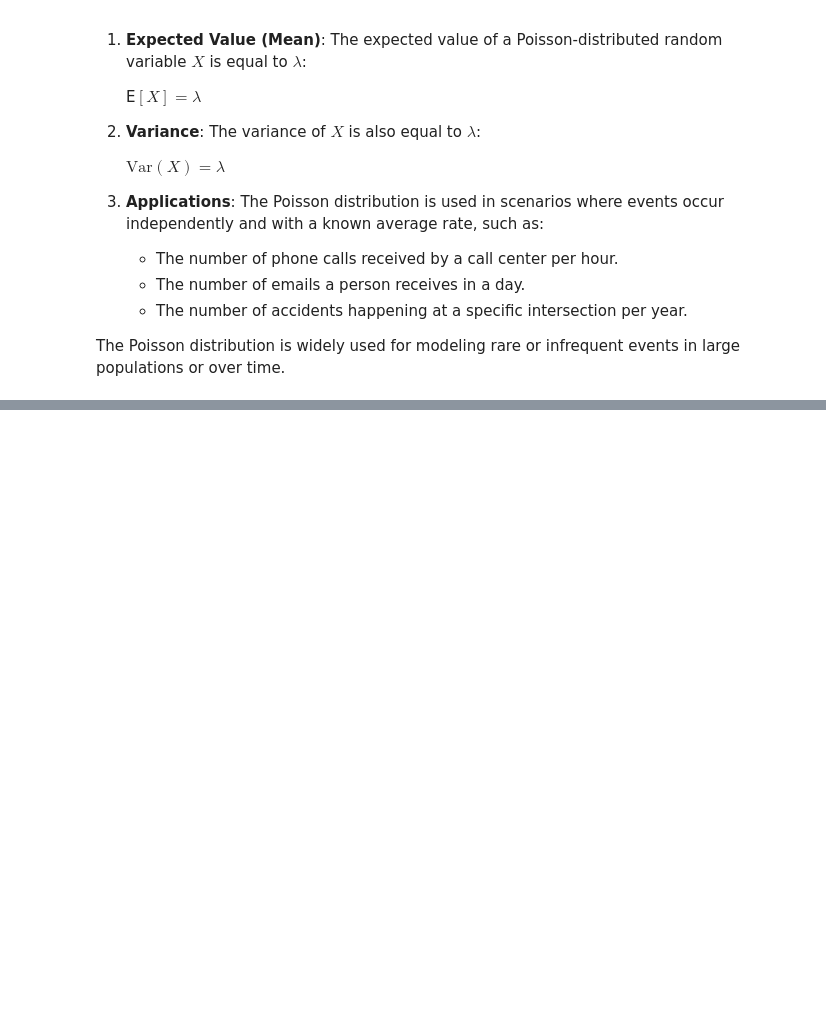
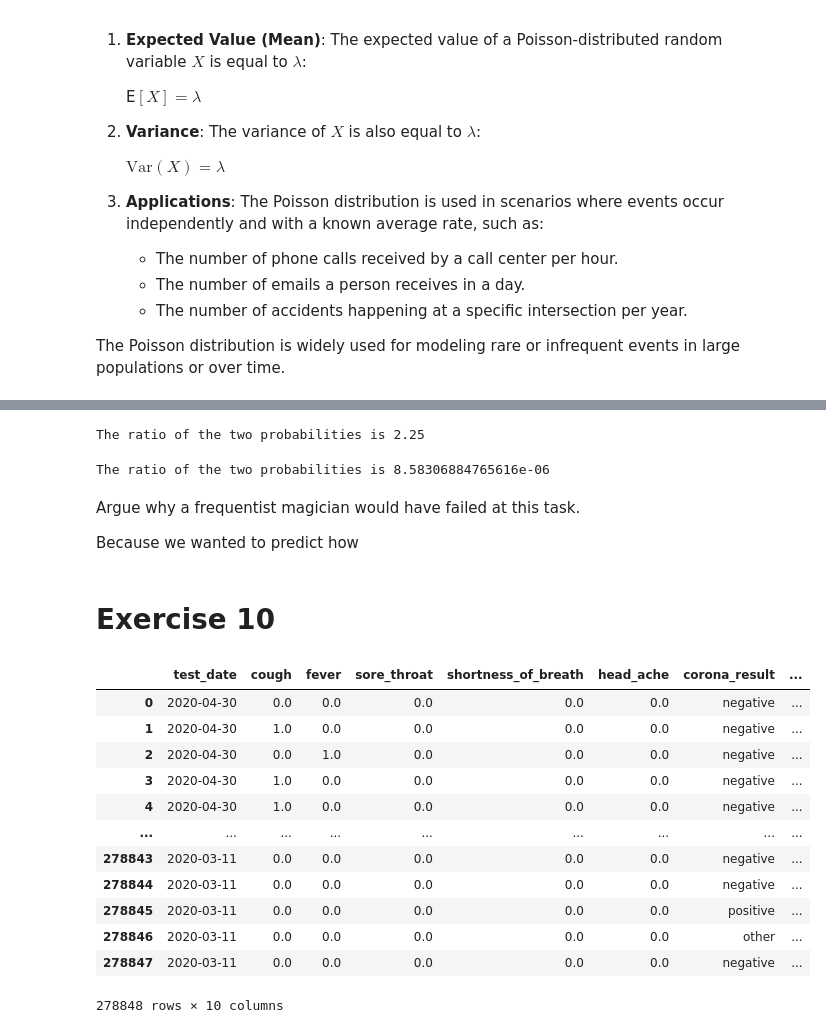
Before and after one commit to dave1b/TSM_BayMachLe, a Jupyter notebook: 01_week/Exercise_week_01.ipynb, the cells around one changed output, grey strips where cells are left out. Saved outputs shown, nothing was run; the diff lists cells and outputs as text; code cells hidden in the pictures; blank space fills up the shorter version.

```diff
--- a/01_week/Exercise_week_01.ipynb
+++ b/01_week/Exercise_week_01.ipynb
@@ -115,0 +225,35 @@ The Poisson distribution is widely used for modeling rare or infrequent events i
+# %%
+d = [0,0,1,1,1]
+
+ratio = (binom.pmf(k=2, n=5, p=0.8) * 0.9) / (binom.pmf(k=2, n=5, p=0.2) * 0.1)
+print(f'The ratio of the two probabilities is {ratio}')
+# %% [output]
+The ratio of the two probabilities is 2.25
+# %%
+ratio_2 = (binom.pmf(k=20, n=50, p=0.8) * 0.9) / (binom.pmf(k=20, n=50, p=0.2) * 0.1)
+print(f'The ratio of the two probabilities is {ratio_2}')
+# %% [output]
+The ratio of the two probabilities is 8.58306884765616e-06
+# %% [markdown]
+Argue why a frequentist magician would have failed at this task.
+
+Because we wanted to predict how
+# %% [markdown]
+# Exercise 10
+# %%
+covid_csv = pd.read_csv('covid_tests.csv')
+covid_csv
+# %% [output]
+|  | test_date | cough | fever | sore_throat | shortness_of_breath | head_ache | corona_result | ... |
+| 0 | 2020-04-30 | 0.0 | 0.0 | 0.0 | 0.0 | 0.0 | negative | ... |
+| 1 | 2020-04-30 | 1.0 | 0.0 | 0.0 | 0.0 | 0.0 | negative | ... |
+| 2 | 2020-04-30 | 0.0 | 1.0 | 0.0 | 0.0 | 0.0 | negative | ... |
+| 3 | 2020-04-30 | 1.0 | 0.0 | 0.0 | 0.0 | 0.0 | negative | ... |
+| 4 | 2020-04-30 | 1.0 | 0.0 | 0.0 | 0.0 | 0.0 | negative | ... |
+| ... | ... | ... | ... | ... | ... | ... | ... | ... |
+| 278843 | 2020-03-11 | 0.0 | 0.0 | 0.0 | 0.0 | 0.0 | negative | ... |
+| 278844 | 2020-03-11 | 0.0 | 0.0 | 0.0 | 0.0 | 0.0 | negative | ... |
+| 278845 | 2020-03-11 | 0.0 | 0.0 | 0.0 | 0.0 | 0.0 | positive | ... |
+| 278846 | 2020-03-11 | 0.0 | 0.0 | 0.0 | 0.0 | 0.0 | other | ... |
+| 278847 | 2020-03-11 | 0.0 | 0.0 | 0.0 | 0.0 | 0.0 | negative | ... |
+278848 rows × 10 columns
```
Also changed, not shown: parts of 19 cells of this notebook, 1 other file.
